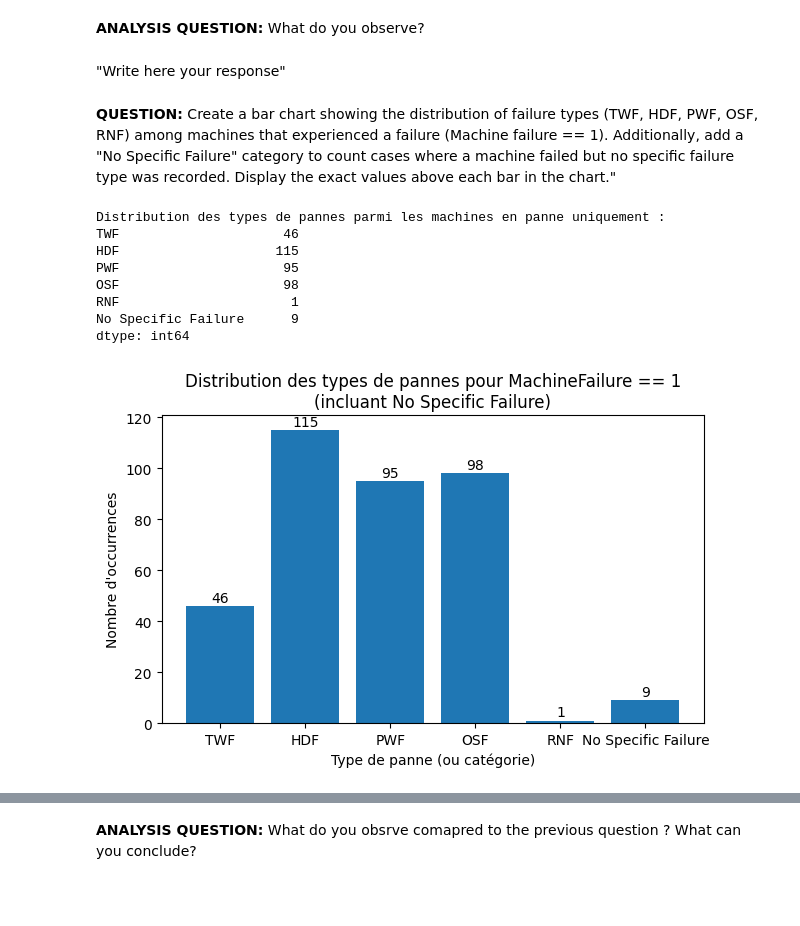
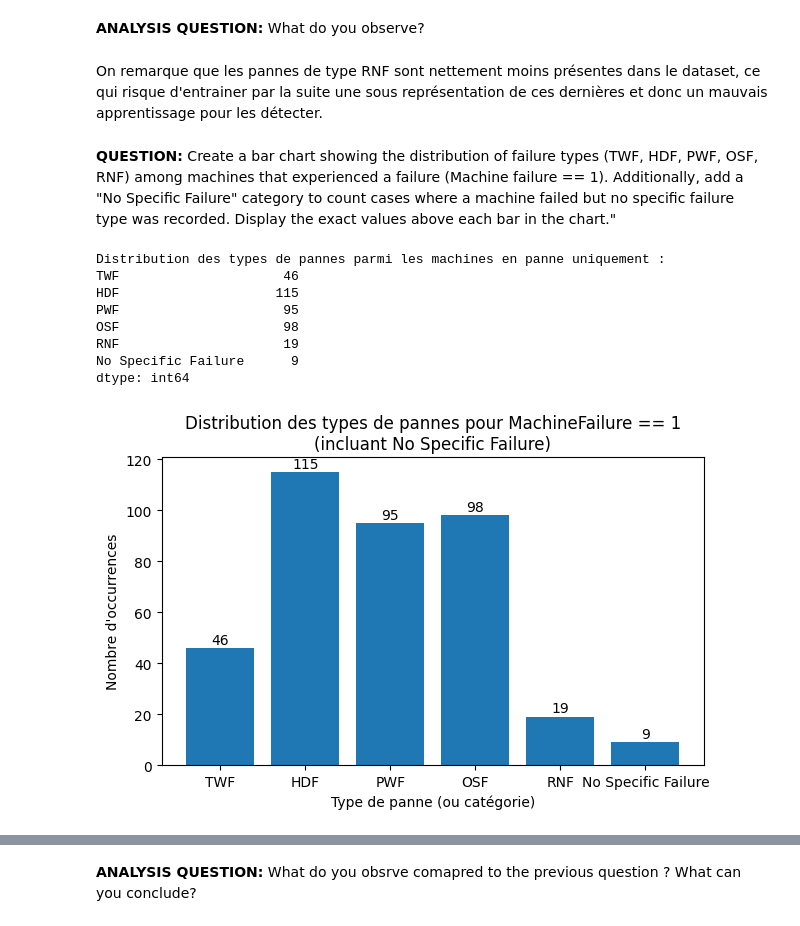
Before and after one commit to Ribraba/AI_Embedded, a Jupyter notebook: TP_IA_EMBARQUEE.ipynb, the cells around one changed output, grey strips where cells are left out. Cells and saved outputs as stored; diff of their text form; code cells hidden in the pictures; blank space fills up the shorter version.

```diff
--- a/TP_IA_EMBARQUEE.ipynb
+++ b/TP_IA_EMBARQUEE.ipynb
@@ -156,55 +146,45 @@ dtype: int64
 [figure]
 # %% [markdown]
 **ANALYSIS QUESTION:** What do you observe?
-# %% [markdown]
-"Write here your response"
+# %% [markdown]
+On remarque que les pannes de type RNF sont nettement moins présentes dans le dataset, ce qui risque d'entrainer par la suite une sous représentation de ces dernières et donc un mauvais apprentissage pour les détecter.
 # %% [markdown]
 **QUESTION:** Create a bar chart showing the distribution of failure types (TWF, HDF, PWF, OSF, RNF) among machines that experienced a failure (Machine failure == 1). Additionally, add a "No Specific Failure" category to count cases where a machine failed but no specific failure type was recorded. Display the exact values above each bar in the chart."
 # %%
-# =========================================
-# Distribution des types de pannes UNIQUEMENT pour les machines en panne
-# + Comptage "No Specific Failure"
-# =========================================
-
-# Filtrer uniquement les lignes où 'MachineFailure' == 1
+# Filtrer uniquement les lignes où Machine failure == 1
 df_failure_only = df[df['Machine failure'] == 1]
 
-# Compter les pannes (TWF, HDF, PWF, OSF, RNF) parmi ces machines
-failure_counts = df_failure_only[failure_cols].sum()
-
-# Calculer le nombre de machines en panne sans aucun type de panne spécifique
-# (c'est-à-dire TWF=HDF=PWF=OSF=RNF=0)
+# Calculer le nombre de machines en panne sans aucun type de panne spécifique (TWF=HDF=PWF=OSF=RNF=0)
 no_specific_failure = (df_failure_only[failure_cols].sum(axis=1) == 0).sum()
 
-
-# Créer une série pandas combinée avec la catégorie "No Specific Failure"
-failure_counts_extended = failure_counts.copy()
+# Copier les erreurs et ajouter une colonne pour No Specific Failure
+failure_counts_extended = all_failure_counts.copy()
 failure_counts_extended['No Specific Failure'] = no_specific_failure
 
 print("\nDistribution des types de pannes parmi les machines en panne uniquement :")
 print(failure_counts_extended)
 
 # Bar chart
 plt.figure(figsize=(7,4))
 bars2 = plt.bar(failure_counts_extended.index, failure_counts_extended.values)
 plt.title("Distribution des types de pannes pour MachineFailure == 1\n(incluant No Specific Failure)")
 plt.xlabel("Type de panne (ou catégorie)")
 plt.ylabel("Nombre d'occurrences")
 
 # Ajouter les valeurs sur chaque barre
 for bar in bars2:
     height = bar.get_height()
     plt.text(bar.get_x() + bar.get_width()/2, height + 0.5,
              f"{int(height)}", ha='center', va='bottom')
 
 plt.show()
 # %% [output]
 Distribution des types de pannes parmi les machines en panne uniquement :
 TWF                     46
 HDF                    115
 PWF                     95
 OSF                     98
-RNF                      1
+RNF                     19
 No Specific Failure      9
 dtype: int64
-[figure, old version]
+[figure, new version]
```
Also changed, not shown: parts of 36 cells of this notebook.
